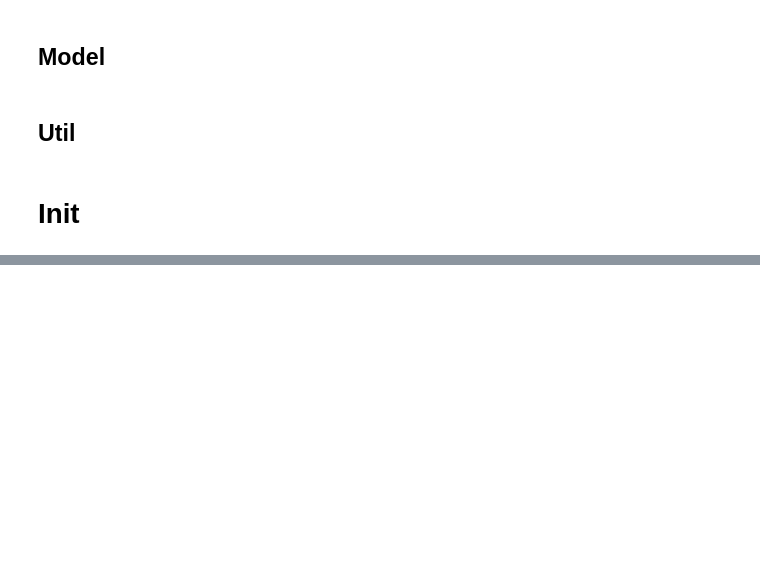
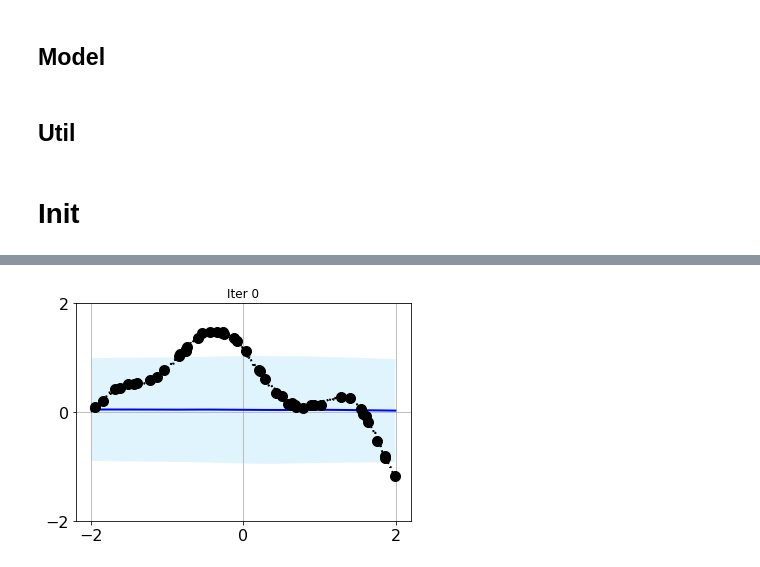
Before and after one commit to wassname/attentive-neural-processes, a Jupyter notebook: anp_1d_regression.ipynb, the cells around one changed output, grey strips where cells are left out. Saved outputs shown, nothing was run; the diff lists cells and outputs as text; code cells hidden in the pictures; blank space fills up the shorter version.

```diff
--- a/anp_1d_regression.ipynb
+++ b/anp_1d_regression.ipynb
@@ -763,0 +899,56 @@ print(loss)
+# %%
+writer = SummaryWriter(comment='-anp_1d_impr')
+print(writer.logdir)
+
+hparams = dict(
+    x_dim=1,
+    y_dim=1,
+    hidden_dim=128,
+    latent_dim=128,
+    latent_enc_self_attn_type="ptmultihead",
+    det_enc_self_attn_type="ptmultihead",
+    det_enc_cross_attn_type="ptmultihead",
+    use_lvar=True,
+    use_self_attn=True,
+#     attention_dropout=0.3,
+    dropout=0.3,
+#     batchnorm=True,
+)
+model = LatentModel(**hparams).cuda()
+
+optim = torch.optim.Adam(model.parameters(), lr=1e-4)
+
+for n_iter in tqdm(range(epochs)):
+    model.train()
+
+    data_train = dataset_train.generate_curves()
+
+    (context_x, context_y), target_x = data_train.query
+    target_y = data_train.target_y
+
+    context_x = context_x.cuda()
+    context_y = context_y.cuda()
+    target_x = target_x.cuda()
+    target_y = target_y.cuda()
+
+    optim.zero_grad()
+    y_pred, kl, loss, mse_loss, y_std = model(context_x, context_y, target_x,
+                                              target_y)
+    loss.backward()
+    optim.step()
+
+    writer.add_scalar('train/loss', loss, n_iter)
+    writer.add_scalar('train/mse_loss', mse_loss, n_iter)
+    writer.add_scalar('train/y_std', y_std.mean(), n_iter)
+    writer.add_scalar('train/kl', kl.mean(), n_iter)
+
+    if n_iter % PRINT_AFTER == 0:
+        y_pred, kl, val_loss, y_std = test(
+            model, dataset_test, writer, plot=False, global_step=n_iter)
+        print(
+            f"train: {n_iter} loss={loss.item(): 4.4g} val_loss={val_loss.item(): 4.4g}"
+        )
+
+    if n_iter % PLOT_AFTER == 0:
+        test(model, dataset_test, writer, plot=True, global_step=n_iter)
+# %% [output]
@@ -763,0 +957 @@ print(loss)
+[figure, added]
```
Also changed, not shown: parts of 22 cells of this notebook.
